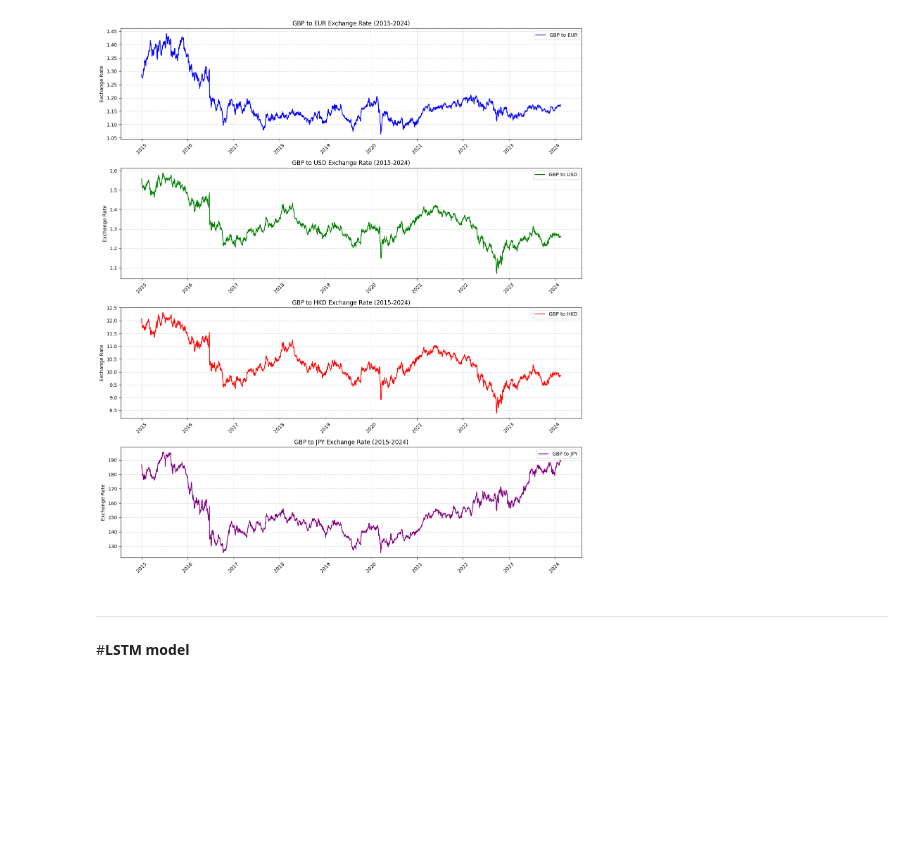
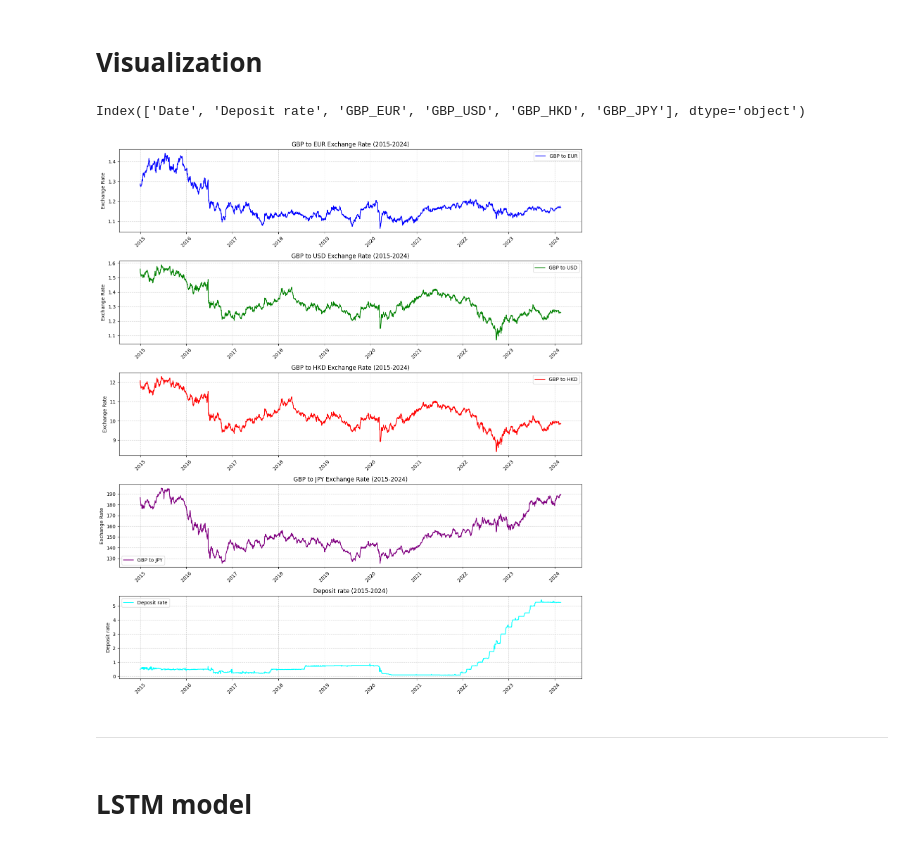
Before and after one commit to Koshaliya/currency-rate-prediction, a Jupyter notebook: python-notebooks/Currency_model_with_depositRate.ipynb, the cells around one changed output. Drawn from its saved outputs; the diff is of its cells as text; code cells hidden in the pictures; blank space fills up the shorter version.

Commit message:
currency model with deposit rate modified

```diff
--- a/python-notebooks/Currency_model_with_depositRate.ipynb
+++ b/python-notebooks/Currency_model_with_depositRate.ipynb
@@ -76,6 +72,12 @@ Index(['Date', 'Deposit rate', 'GBP_EUR', 'GBP_USD', 'GBP_HKD', 'GBP_JPY'], dtyp
+# %% [markdown]
+# **Visualization**
+# %%
+print(plot_df.columns)
+# %% [output]
+Index(['Date', 'Deposit rate', 'GBP_EUR', 'GBP_USD', 'GBP_HKD', 'GBP_JPY'], dtype='object')
 # %%
 # Create subplots for each currency pair
-fig, axes = plt.subplots(4, 1, figsize=(14, 16))
+fig, axes = plt.subplots(5, 1, figsize=(14, 16))
 
 # Plot GBP to EUR
 axes[0].plot(plot_df['Date'], plot_df['GBP_EUR'], label='GBP to EUR', color='blue')
@@ -86,39 +88,45 @@ axes[0].grid(True, linestyle='--', alpha=0.6)
 
 # Plot GBP to USD
 axes[1].plot(plot_df['Date'], plot_df['GBP_USD'], label='GBP to USD', color='green')
 axes[1].set_title('GBP to USD Exchange Rate (2015-2024)')
 axes[1].set_ylabel('Exchange Rate')
 axes[1].legend()
 axes[1].grid(True, linestyle='--', alpha=0.6)
 
 # Plot GBP to HKD
 axes[2].plot(plot_df['Date'], plot_df['GBP_HKD'], label='GBP to HKD', color='red')
 axes[2].set_title('GBP to HKD Exchange Rate (2015-2024)')
 axes[2].set_ylabel('Exchange Rate')
 axes[2].legend()
 axes[2].grid(True, linestyle='--', alpha=0.6)
 
 # Plot GBP to JPY
 axes[3].plot(plot_df['Date'], plot_df['GBP_JPY'], label='GBP to JPY', color='purple')
 axes[3].set_title('GBP to JPY Exchange Rate (2015-2024)')
 axes[3].set_ylabel('Exchange Rate')
 axes[3].legend()
 axes[3].grid(True, linestyle='--', alpha=0.6)
 
+axes[4].plot(plot_df['Date'], plot_df['Deposit rate'], label='Deposit rate', color='cyan')
+axes[4].set_title('Deposit rate (2015-2024)')
+axes[4].set_ylabel('Deposit rate')
+axes[4].legend()
+axes[4].grid(True, linestyle='--', alpha=0.6)
+
 # Rotate x-axis labels for better readability
 for ax in axes:
     ax.tick_params(axis='x', rotation=45)
 
 # Adjust layout
 plt.tight_layout()
 plt.show()
 # %% [output]
-[figure, old version]
+[figure, new version]
 # %% [markdown]
 
 
 ---
 # %% [markdown]
-#**LSTM model**
+# **LSTM model**
 # %%
 def prepare_data(currency, window_size=60):
```
Also changed, not shown: parts of 12 cells of this notebook.
